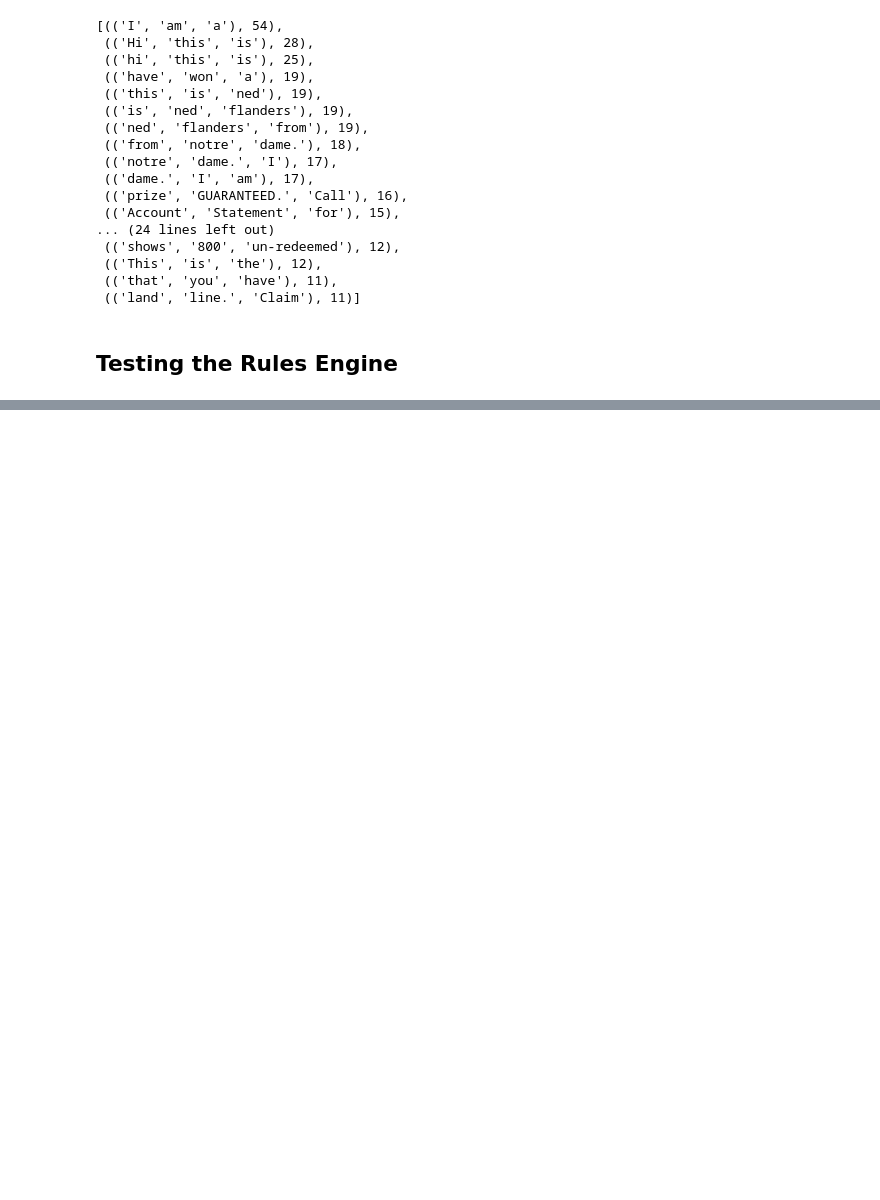
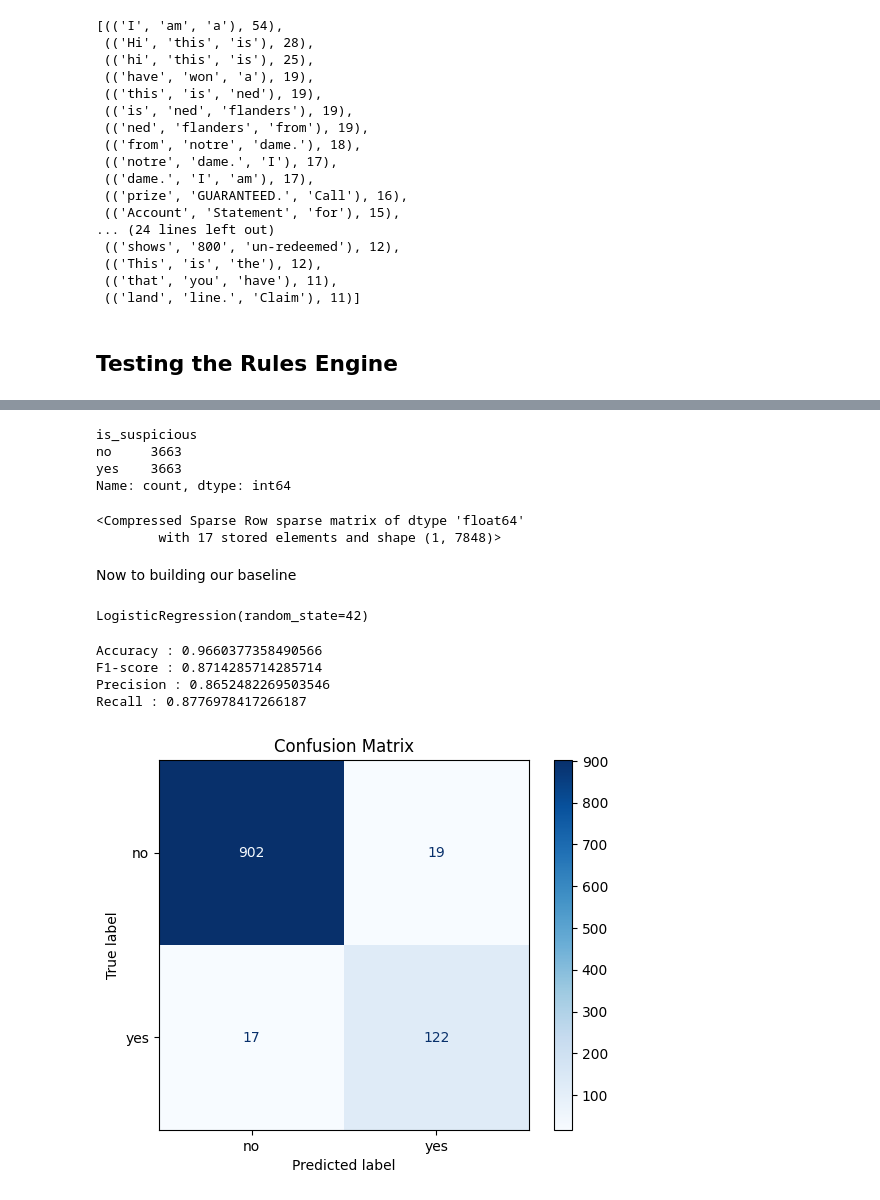
Before and after one commit to SheshamJoseph/Hybrid_SE_system, a Jupyter notebook: cse_detection.ipynb, the cells around one changed output, grey strips where cells are left out. Cells and saved outputs as stored; diff of their text form; code cells hidden in the pictures; blank space fills up the shorter version.

```diff
--- a/cse_detection.ipynb
+++ b/cse_detection.ipynb
@@ -542,0 +544,68 @@ Exception: Ruleset with name suspicious_message_detection already registered
+# %%
+# Import necessary libraries
+from imblearn.over_sampling import SMOTE
+import pandas as pd
+from sklearn.model_selection import train_test_split
+from sklearn.feature_extraction.text import TfidfVectorizer
+
+X = combined_df['text']
+y = combined_df['is_suspicious']
+
+X_train, X_test, y_train, y_test = train_test_split(X, y, test_size=0.2, random_state=42)
+
+vectorizer = TfidfVectorizer()
+X_train_vectorized = vectorizer.fit_transform(X_train)
+
+# Apply SMOTE to the training set
+smote = SMOTE(random_state=42)
+X_train_resampled, y_train_resampled = smote.fit_resample(X_train_vectorized, y_train)
+
+# Check the distribution after resampling
+print(pd.Series(y_train_resampled).value_counts())
+# %% [output]
+is_suspicious
+no     3663
+yes    3663
+Name: count, dtype: int64
+# %%
+X_train_resampled[0]
+# %% [output]
+<Compressed Sparse Row sparse matrix of dtype 'float64'
+        with 17 stored elements and shape (1, 7848)>
+# %% [markdown]
+Now to building our baseline
+# %%
+from sklearn.linear_model import LogisticRegression
+from sklearn.metrics import recall_score, accuracy_score, f1_score, precision_score
+
+model = LogisticRegression(random_state=42)
+model.fit(X_train_resampled, y_train_resampled)
+# %% [output]
+LogisticRegression(random_state=42)
+# %%
+# Evaluate the model
+X_test_vectorized = vectorizer.transform(X_test)  # vectorize the test dataset
+y_pred = model.predict(X_test_vectorized)
+# %%
+print(f"Accuracy : {accuracy_score(y_test, y_pred)}")
+print(f"F1-score : {f1_score(y_test, y_pred, pos_label='yes')}")
+print(f"Precision : {precision_score(y_test, y_pred, pos_label='yes')}")
+print(f"Recall : {recall_score(y_test, y_pred, pos_label='yes')}")
+# %% [output]
+Accuracy : 0.9660377358490566
+F1-score : 0.8714285714285714
+Precision : 0.8652482269503546
+Recall : 0.8776978417266187
+# %%
+from sklearn.metrics import confusion_matrix, ConfusionMatrixDisplay
+
+# Create the confusion matrix
+matrix = confusion_matrix(y_test, y_pred, labels=model.classes_)
+
+# Plot the confusion matrix
+disp = ConfusionMatrixDisplay(confusion_matrix=matrix, display_labels=model.classes_)
+disp.plot(cmap='Blues')
+plt.title("Confusion Matrix")
+plt.show()
+# %% [output]
+[figure, added]
```
Also changed, not shown: parts of 6 cells of this notebook.
